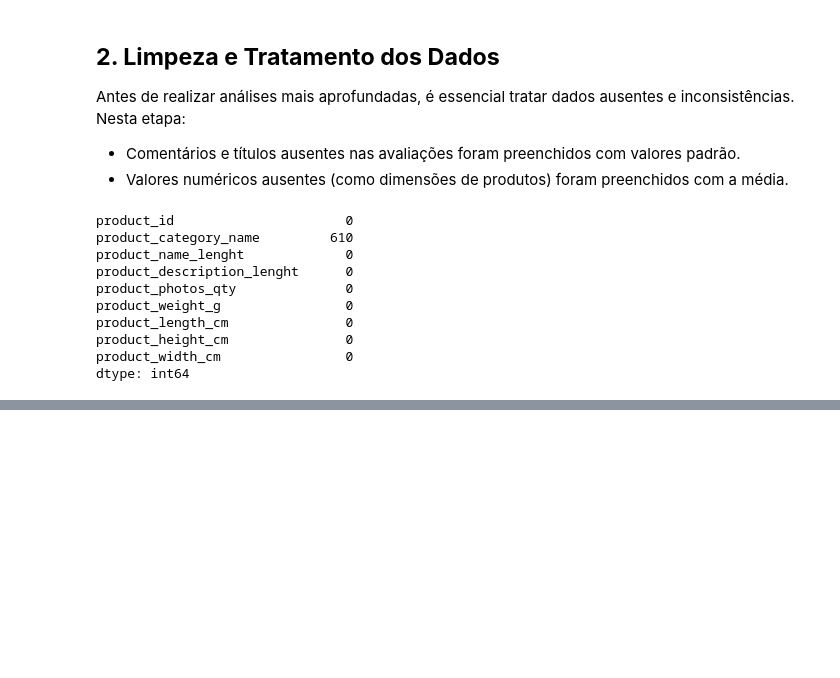
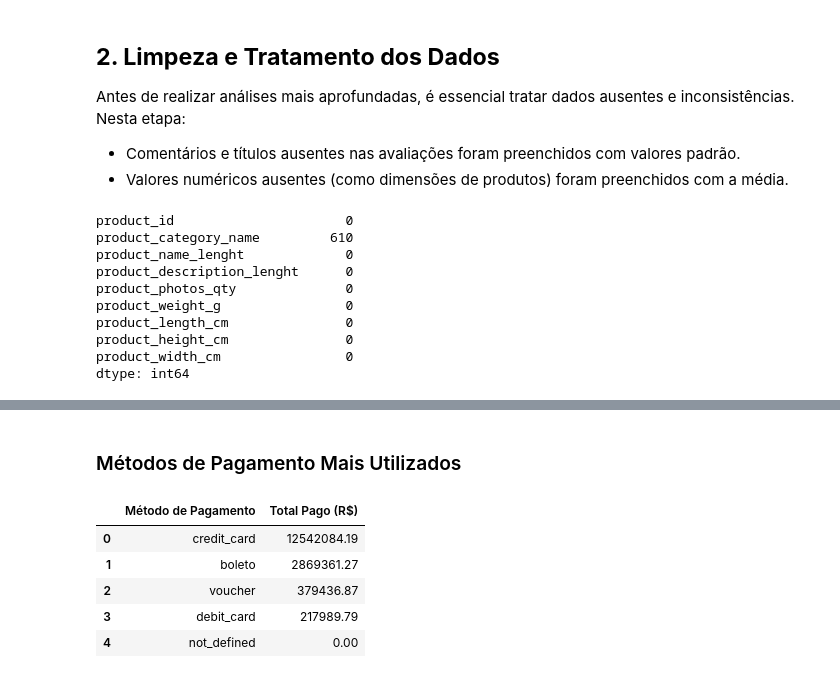
Before and after one commit to drdml/insights-olist, a Jupyter notebook: análise_exploratória.ipynb, the cells around one changed output, grey strips where cells are left out. Drawn from its saved outputs; the diff is of its cells as text; code cells hidden in the pictures; blank space fills up the shorter version.

```diff
--- a/análise_exploratória.ipynb
+++ b/análise_exploratória.ipynb
@@ -196,0 +240,18 @@ dtype: int64
+# %% [markdown]
+### Métodos de Pagamento Mais Utilizados
+# %%
+metodos_pagamento = (
+    pagamentos_pedidos_df.groupby('payment_type')['payment_value']
+    .sum()
+    .sort_values(ascending=False)
+    .reset_index()
+    .rename(columns={'payment_type': 'Método de Pagamento', 'payment_value': 'Total Pago (R$)'})
+)
+metodos_pagamento
+# %% [output]
+|  | Método de Pagamento | Total Pago (R$) |
+| 0 | credit_card | 12542084.19 |
+| 1 | boleto | 2869361.27 |
+| 2 | voucher | 379436.87 |
+| 3 | debit_card | 217989.79 |
+| 4 | not_defined | 0.00 |
```
Also changed, not shown: parts of 14 cells of this notebook, 1 other file.
